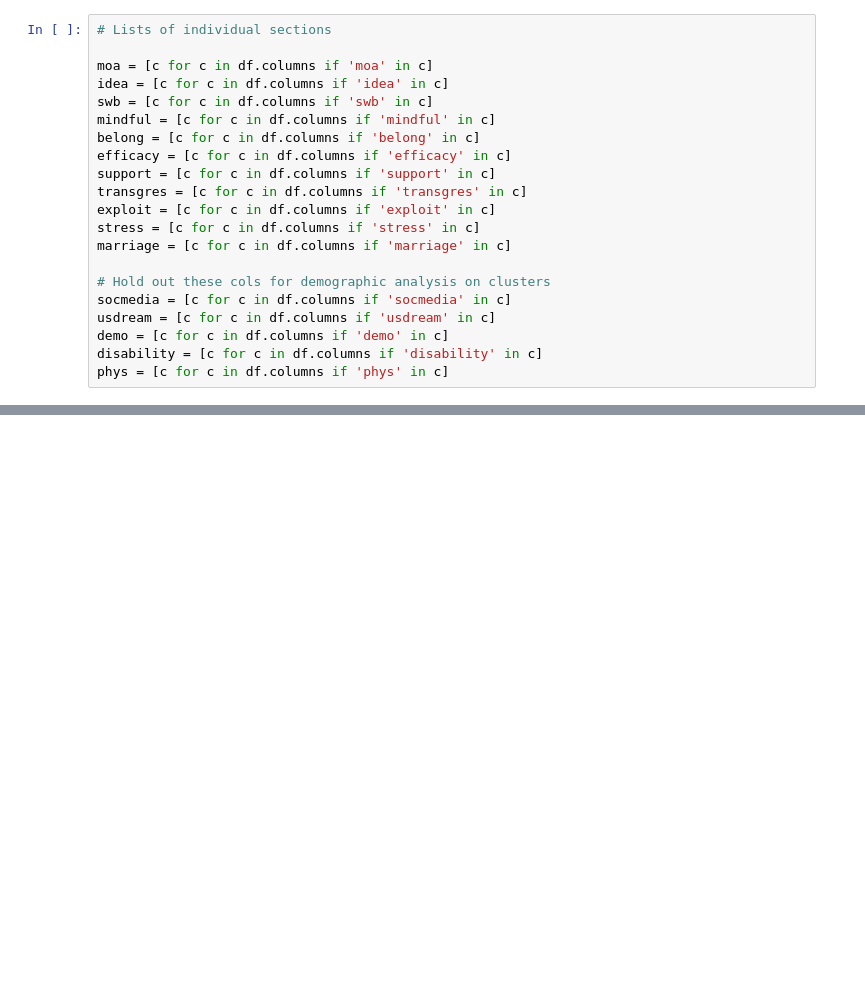
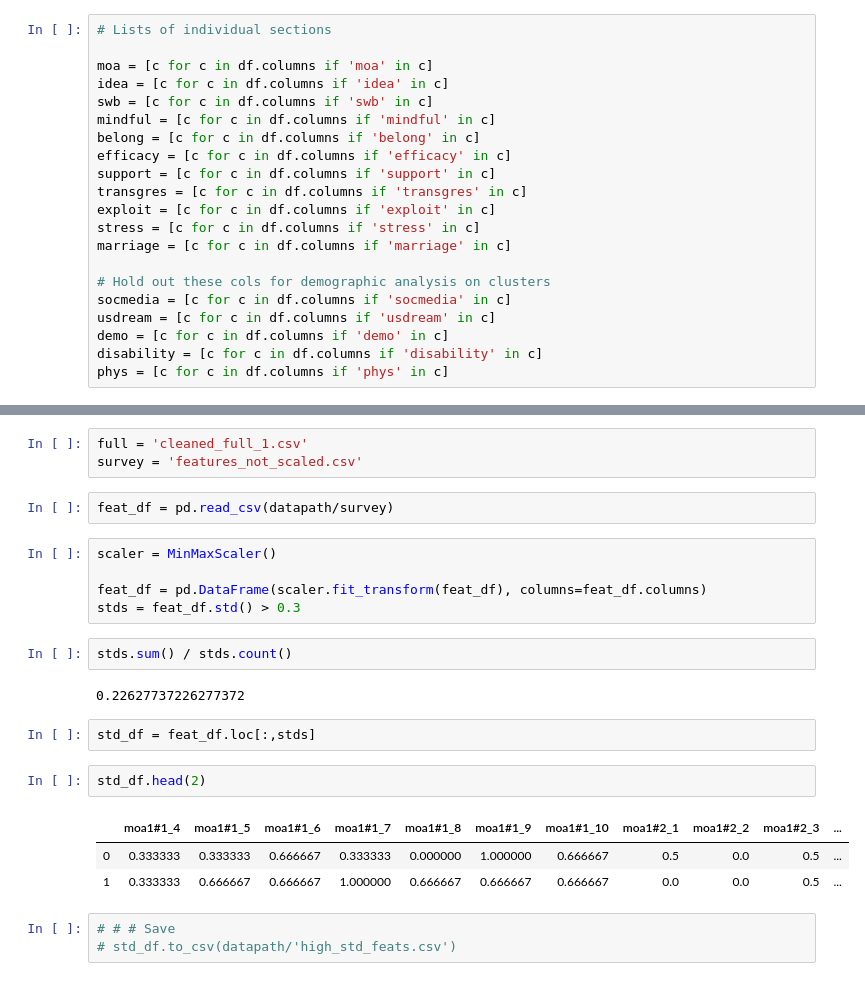
Before and after one commit to anthonybaulo/emerging-adulthood-psych-study, a Jupyter notebook: dev/EAMMI_2_process.ipynb, the cells around one changed output, grey strips where cells are left out. Drawn from its saved outputs; the diff is of its cells as text; blank space fills up the shorter version.

Commit message:
Add high std features

```diff
--- a/dev/EAMMI_2_process.ipynb
+++ b/dev/EAMMI_2_process.ipynb
@@ -408,0 +409,25 @@ Over the whole survey, 7 is the highest answer. For the columns that do not go u
+# %%
+full = 'cleaned_full_1.csv'
+survey = 'features_not_scaled.csv'
+# %%
+feat_df = pd.read_csv(datapath/survey)
+# %%
+scaler = MinMaxScaler()
+
+feat_df = pd.DataFrame(scaler.fit_transform(feat_df), columns=feat_df.columns)
+stds = feat_df.std() > 0.3
+# %%
+stds.sum() / stds.count()
+# %% [output]
+0.22627737226277372
+# %%
+std_df = feat_df.loc[:,stds]
+# %%
+std_df.head(2)
+# %% [output]
+|  | moa1#1_4 | moa1#1_5 | moa1#1_6 | moa1#1_7 | moa1#1_8 | moa1#1_9 | moa1#1_10 | moa1#2_1 | moa1#2_2 | moa1#2_3 | ... |
+| 0 | 0.333333 | 0.333333 | 0.666667 | 0.333333 | 0.000000 | 1.000000 | 0.666667 | 0.5 | 0.0 | 0.5 | ... |
+| 1 | 0.333333 | 0.666667 | 0.666667 | 1.000000 | 0.666667 | 0.666667 | 0.666667 | 0.0 | 0.0 | 0.5 | ... |
+# %%
+# # # Save
+# std_df.to_csv(datapath/'high_std_feats.csv')
```
Also changed, not shown: parts of 11 cells of this notebook, 2 other files.
